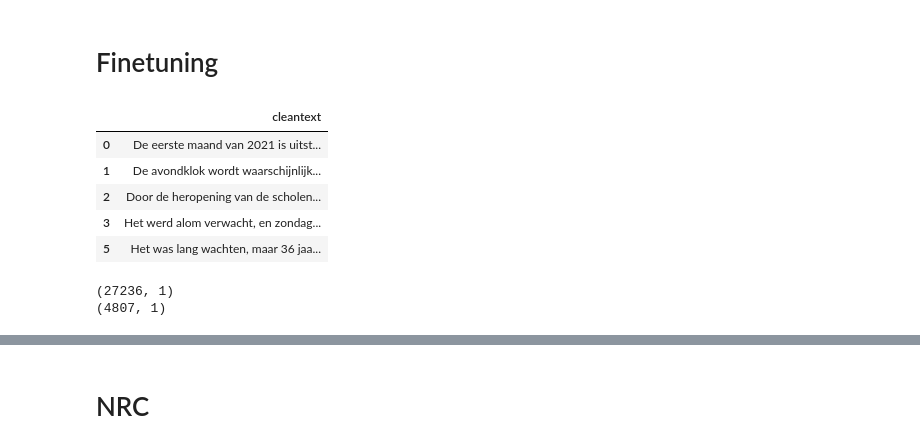
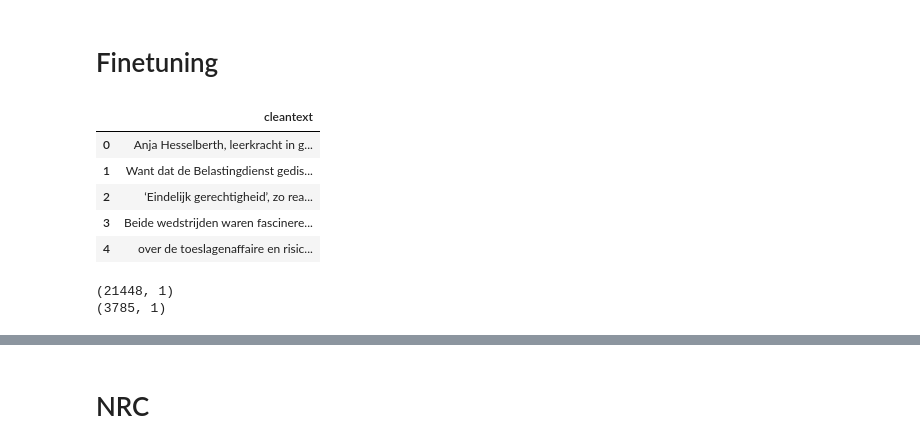
Before and after one commit to Chris-Congleton/MSc-Thesis, a Jupyter notebook: Analysis/TextGeneration.ipynb, the cells around one changed output, grey strips where cells are left out. Saved outputs shown, nothing was run; the diff lists cells and outputs as text; code cells hidden in the pictures.

```diff
--- a/Analysis/TextGeneration.ipynb
+++ b/Analysis/TextGeneration.ipynb
@@ -81,12 +76,28 @@ df_NRC = pd.DataFrame(df_NRC['cleantext'])
+# %%
+import pandas as pd
+import re
+
+#df = pd.read_json('drive/MyDrive/CS/Thesis/Testset_2021/NRC_2021.json')
+df = pd.read_json('drive/MyDrive/CS/Thesis/Testset_2021/Volkskrant_2021.json')
+
+df = df[df.cleantext.str.len()>5]
+df = pd.DataFrame(df['cleantext'])
+
+df['cleantext'] = df['cleantext'].map(lambda x: re.sub(r'\&\w*;', '', x))
+df['cleantext'] = df['cleantext'].map(lambda x: re.sub(r'\n', '', x))
+df['cleantext'] = df['cleantext'].map(lambda x: re.sub(r'\s\s+', ' ', x))
+df['cleantext'] = df['cleantext'].map(lambda x: x.strip())
+
+df = df[df.cleantext.str.len()>5]
 # %%
-df_NRC.head()
+df.head()
 # %% [output]
 |  | cleantext |
-| 0 | De eerste maand van 2021 is uitst... |
-| 1 | De avondklok wordt waarschijnlijk... |
-| 2 | Door de heropening van de scholen... |
-| 3 | Het werd alom verwacht, en zondag... |
-| 5 | Het was lang wachten, maar 36 jaa... |
+| 0 | Anja Hesselberth, leerkracht in g... |
+| 1 | Want dat de Belastingdienst gedis... |
+| 2 | ‘Eindelijk gerechtigheid’, zo rea... |
+| 3 | Beide wedstrijden waren fascinere... |
+| 4 | over de toeslagenaffaire en risic... |
 # %%
 from transformers import AutoTokenizer
 tokenizer = AutoTokenizer.from_pretrained("GroNLP/gpt2-small-dutch")
@@ -96,12 +107,12 @@ from transformers import TextDataset
 # %%
 from sklearn.model_selection import train_test_split
 
-train, test = train_test_split(df_NRC,test_size=0.15)
+train, test = train_test_split(df,test_size=0.15)
 print(train.shape)
 print(test.shape)
 # %% [output]
-(27236, 1)
-(4807, 1)
+(21448, 1)
+(3785, 1)
 # %%
 !pip install datasets
 from datasets import Dataset
```
Also changed, not shown: parts of 16 cells of this notebook.
